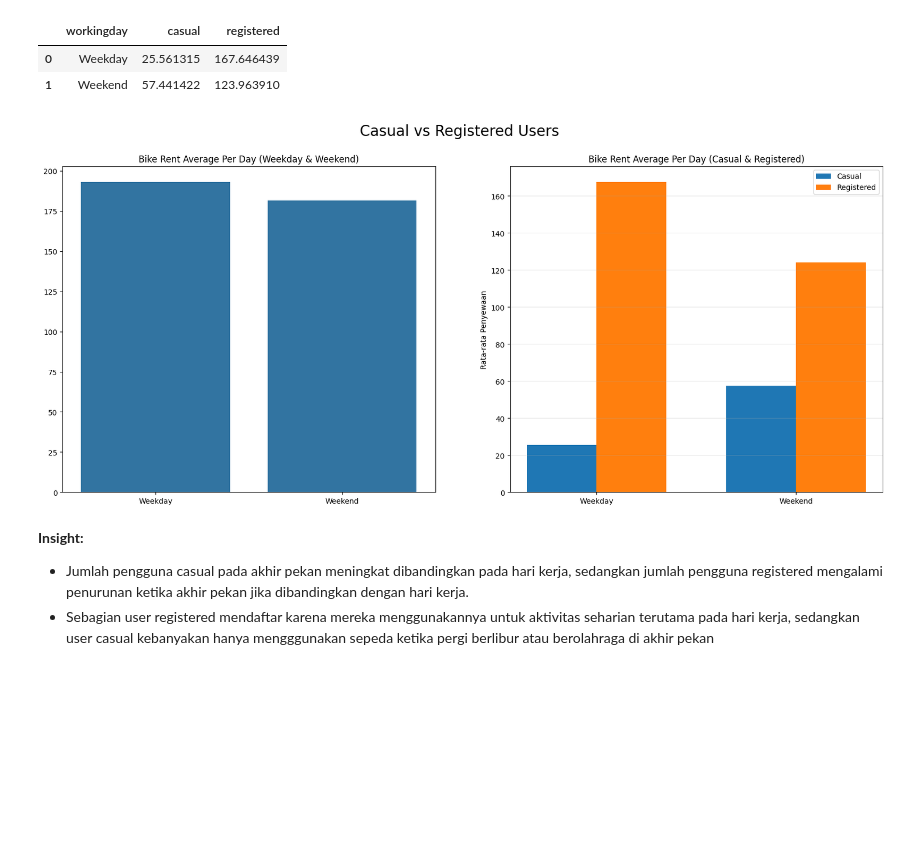
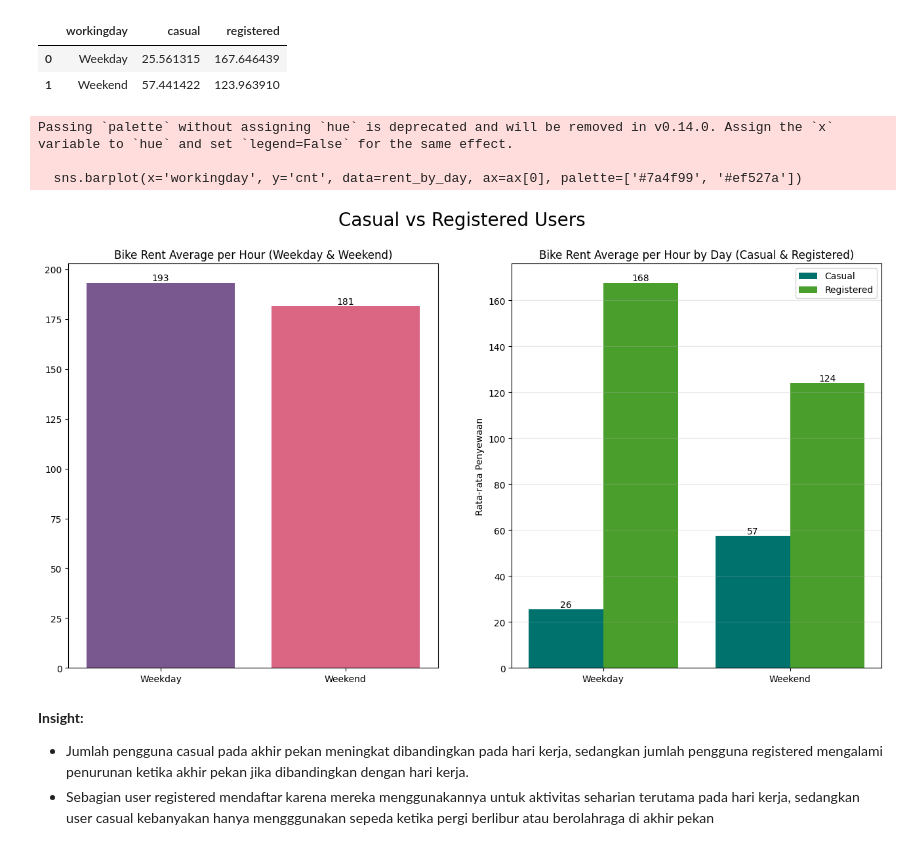
Before and after one commit to rajasmdra/bike-sharing-analysis, a Jupyter notebook: Proyek_Analisis_Data.ipynb, the cells around one changed output. Saved outputs shown, nothing was run; the diff lists cells and outputs as text; code cells hidden in the pictures; blank space fills up the shorter version.

Commit message:
change label mistakes and some color palettes in EDA

```diff
--- a/Proyek_Analisis_Data.ipynb
+++ b/Proyek_Analisis_Data.ipynb
@@ -483,16 +483,19 @@ rent_by_season_df
 | 3 | Spring | 111.114569 |
 # %%
 plt.figure(figsize=(10, 6))
+colors = ['#004c6d', '#4c7c9b', '#86b0cc', '#c1e7ff']
 ax = sns.barplot(
     x='season',
     y='cnt',
-    data=rent_by_season_df
+    data=rent_by_season_df,
+    palette=colors
 )
 plt.xlabel(None)
-plt.ylabel('Total')
+plt.ylabel('Average')
 plt.ticklabel_format(style='plain', axis='y')
 plt.title('Bike Rent Average by Season (Per Hour)', loc='center', fontsize=20)
-plt.grid(axis='y')
+plt.grid(axis='y', color='black', alpha=0.5)
+ax.set_axisbelow(True)
 for container in ax.containers:
     ax.bar_label(container, fmt=lambda x: f'{x:,.0f}')
 plt.show()
@@ -518,13 +524,15 @@ plt.figure(figsize=(10, 6))
 ax = sns.barplot(
     x='weathersit',
     y='cnt',
-    data=rent_by_weather_df
+    data=rent_by_weather_df,
+    palette=colors
 )
 plt.xlabel(None)
-plt.ylabel('Total')
+plt.ylabel('Average')
 plt.title("Bike Rent Average by Weather (Per Hour)", loc='center', fontsize=20)
 plt.ticklabel_format(style='plain', axis='y')
-plt.grid(axis='y')
+plt.grid(axis='y', alpha=0.5, color='black')
+ax.set_axisbelow(True)
 for container in ax.containers:
     ax.bar_label(container, fmt=lambda x: f'{x:,.0f}')
 plt.show()
@@ -562,9 +573,9 @@ rent_by_hour
 # %%
 days = {'Weekday', 'Weekend'}
 
-plt.figure(figsize=(18, 6))
+plt.figure(figsize=(14, 12))
 for i, day in enumerate(days):
-    plt.subplot(1, 2, i + 1)
+    plt.subplot(2, 1, i + 1)
     sns.lineplot(
         x='hr',
         y='cnt',
@@ -572,14 +583,14 @@ for i, day in enumerate(days):
         marker='o',
         linewidth=2
     )
-    plt.xlabel('Time')
-    plt.ylabel('Total')
+    plt.xlabel('Hour')
+    plt.ylabel('Average')
     plt.title(day)
     plt.xticks(np.arange(0, 24, step=2))
     plt.grid()
 
 
-plt.suptitle("Bike Rent Average by Day (Per Time)", fontsize=20)
+plt.suptitle("Weekday vs Weekend Bike Rent Average (By Hour)", fontsize=20)
 plt.tight_layout
 plt.show()
 # %% [output]
@@ -633,28 +644,35 @@ rent_by_user
 | 0 | Weekday | 25.561315 | 167.646439 |
 | 1 | Weekend | 57.441422 | 123.963910 |
 # %%
-fig, ax = plt.subplots(nrows=1, ncols=2, figsize=(20, 8))
+fig, ax = plt.subplots(nrows=1, ncols=2, figsize=(16, 8))
 
-sns.barplot(x='workingday', y='cnt', data=rent_by_day, ax=ax[0])
+sns.barplot(x='workingday', y='cnt', data=rent_by_day, ax=ax[0], palette=['#7a4f99', '#ef527a'])
 ax[0].set_ylabel(None)
 ax[0].set_xlabel(None)
-ax[0].set_title('Bike Rent Average Per Day (Weekday & Weekend)')
+ax[0].set_title('Bike Rent Average per Hour (Weekday & Weekend)')
+for container in ax[0].containers:
+    ax[0].bar_label(container, fmt=lambda x: f'{x:,.0f}')
 
 x = range(len(rent_by_user))
-width = 0.35
-ax[1].bar([i - width/2 for i in x], rent_by_user['casual'], width, label='Casual')
-ax[1].bar([i + width/2 for i in x], rent_by_user['registered'], width, label='Registered')
-ax[1].set_title('Bike Rent Average Per Day (Casual & Registered)')
+width = 0.4
+ax[1].bar([i - width/2 for i in x], rent_by_user['casual'], width, label='Casual', color='#00726e')
+ax[1].bar([i + width/2 for i in x], rent_by_user['registered'], width, label='Registered', color='#4a9f2c')
+ax[1].set_title('Bike Rent Average per Hour by Day (Casual & Registered)')
 ax[1].set_ylabel('Rata-rata Penyewaan')
 ax[1].set_xticks(x)
 ax[1].set_xticklabels(rent_by_user.workingday)
 ax[1].legend()
 ax[1].grid(axis='y', alpha=0.3)
+for container in ax[1].containers:
+    ax[1].bar_label(container, fmt=lambda x: f'{x:,.0f}')
 
 plt.suptitle("Casual vs Registered Users", fontsize=20)
 plt.show()
 # %% [output]
+Passing `palette` without assigning `hue` is deprecated and will be removed in v0.14.0. Assign the `x` variable to `hue` and set `legend=False` for the same effect.
+
+  sns.barplot(x='workingday', y='cnt', data=rent_by_day, ax=ax[0], palette=['#7a4f99', '#ef527a'])
-[figure, old version]
+[figure, new version]
 # %% [markdown]
 **Insight:**
 - Jumlah pengguna casual pada akhir pekan meningkat dibandingkan pada hari kerja, sedangkan jumlah pengguna registered mengalami penurunan ketika akhir pekan jika dibandingkan dengan hari kerja.
```
Also changed, not shown: parts of 11 cells of this notebook.
